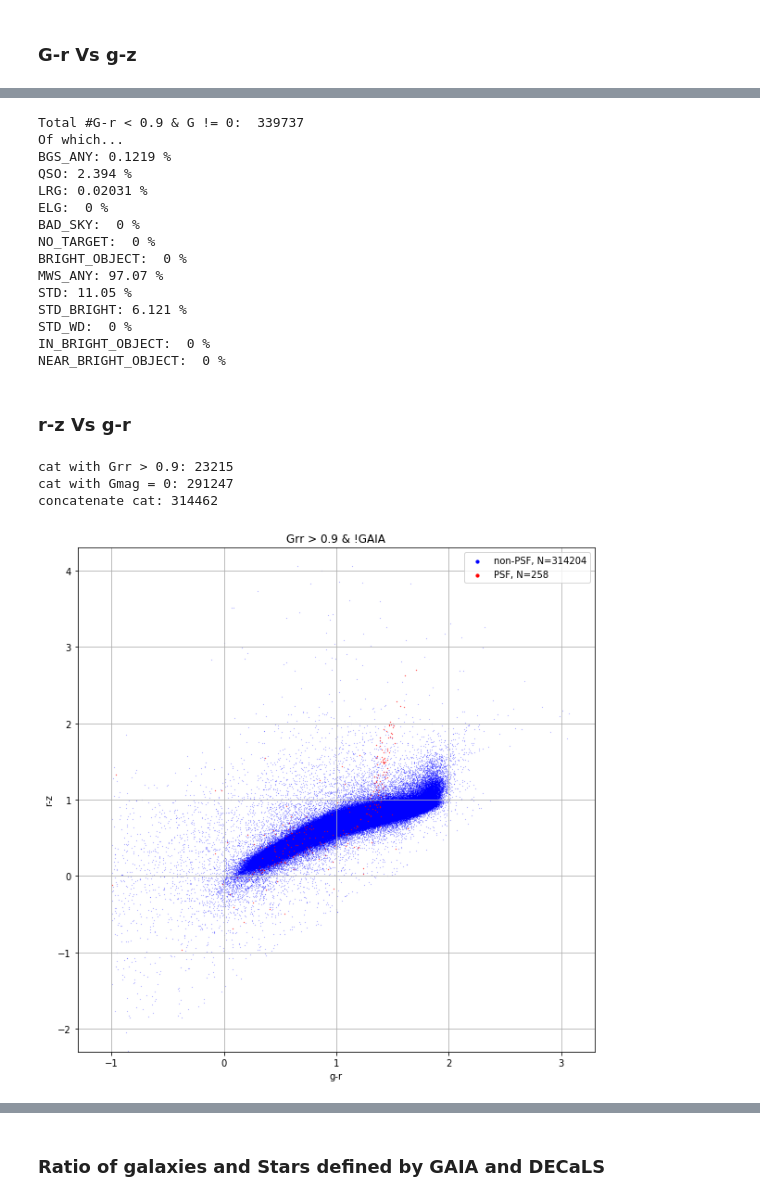
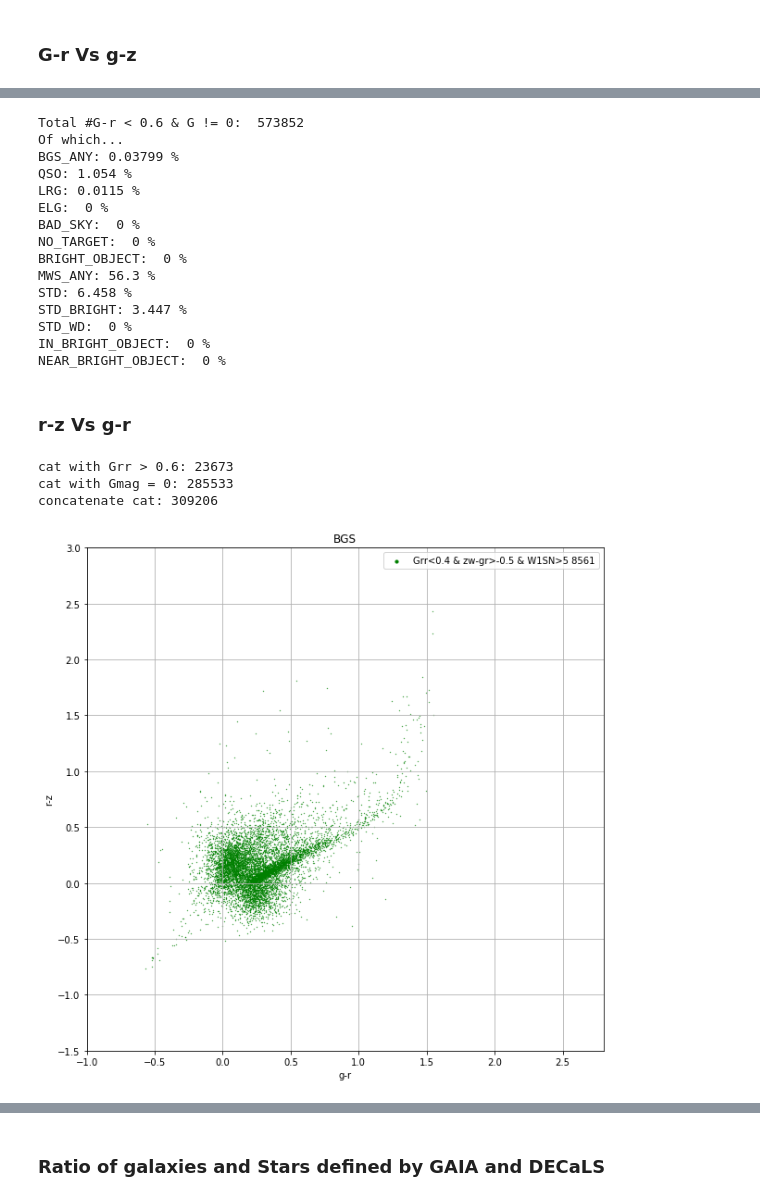
Before and after one commit to qmxp55/DESI-match, a Jupyter notebook: star_galaxy_separation.ipynb, the cells around one changed output, grey strips where cells are left out. Cells and saved outputs as stored; diff of their text form; code cells hidden in the pictures.

```diff
--- a/star_galaxy_separation.ipynb
+++ b/star_galaxy_separation.ipynb
@@ -29,14 +222,17 @@ def cut(ramin, ramax, decmin, decmax, catalog):
 # %%
 def get_mag_decals(df):
 
-    df = df[(df['FLUX_R'] > 0) & (df['FLUX_G'] > 0) & (df['FLUX_Z'] > 0) & (df['FLUX_W1'] > 0)]
+    #df = df[(df['FLUX_R'] > 0) & (df['FLUX_G'] > 0) & (df['FLUX_Z'] > 0) & (df['FLUX_W1'] > 0)]
     rmag =  flux_to_mag(df['FLUX_R']/df['MW_TRANSMISSION_R'])
     gmag = flux_to_mag(df['FLUX_G']/df['MW_TRANSMISSION_G'])
     zmag = flux_to_mag(df['FLUX_Z']/df['MW_TRANSMISSION_Z'])
     w1mag = flux_to_mag(df['FLUX_W1']/df['MW_TRANSMISSION_W1'])
     Gmag = df['GAIA_PHOT_G_MEAN_MAG']
+    rr = flux_to_mag(df['FLUX_R'])
+    if len(df) != len(rmag):
+        print('ERROR! lenghts do not match')
 
-    return gmag, rmag, zmag, w1mag, Gmag
+    return gmag, rmag, zmag, w1mag, Gmag, rr
 # %%
 def target_con(df, NAME):
 
@@ -104,0 +478,6 @@ Lenght DR7 sample after cuts 654199
+# %%
+sweep_dir = os.path.join('/global/project/projectdirs/cosmo/data/legacysurvey/','dr7', 'sweep', '7.1')
+catS = cut_sweeps(200, 230, -2,5, sweep_dir)
+columns0 = ['RA', 'DEC', 'DESI_TARGET', 'BGS_TARGET']
+catT = fitsio.read('targets-dr7.1-0.23.0.fits', columns=columns0, ext=1)
+catT = cut(200, 230, -2,5, catT)
@@ -177,20 +819,20 @@ STD_WD:  0 %
 IN_BRIGHT_OBJECT:  0 %
 NEAR_BRIGHT_OBJECT:  0 %
 # %%
-target_con(cat[(Grr < 0.9) & (Gmag != 0)], 'G-r < 0.9 & G != 0')
+target_con(cat[(Grr < 0.6) & (Gmag != 0)], 'G-r < 0.6 & G != 0')
 # %% [output]
-Total #G-r < 0.9 & G != 0:  339737
+Total #G-r < 0.6 & G != 0:  573852
 Of which...
-BGS_ANY: 0.1219 %
-QSO: 2.394 %
-LRG: 0.02031 %
+BGS_ANY: 0.03799 %
+QSO: 1.054 %
+LRG: 0.0115 %
 ELG:  0 %
 BAD_SKY:  0 %
 NO_TARGET:  0 %
 BRIGHT_OBJECT:  0 %
-MWS_ANY: 97.07 %
-STD: 11.05 %
-STD_BRIGHT: 6.121 %
+MWS_ANY: 56.3 %
+STD: 6.458 %
+STD_BRIGHT: 3.447 %
 STD_WD:  0 %
 IN_BRIGHT_OBJECT:  0 %
 NEAR_BRIGHT_OBJECT:  0 %
@@ -198,38 +840,51 @@ NEAR_BRIGHT_OBJECT:  0 %
 ### r-z Vs g-r
 # %%
 #r-z vs g-r
-Grr = Gmag - rmag
-cat_bgs = np.concatenate((cat[Grr > 0.9], cat[Gmag == 0]))
-print('cat with Grr > 0.9:',len(cat[Grr > 0.9]))
+
+cat_bgs = np.concatenate((cat[Grr > 0.6], cat[Gmag == 0]))
+print('cat with Grr > 0.6:',len(cat[Grr > 0.6]))
 print('cat with Gmag = 0:',len(cat[Gmag == 0]))
 print('concatenate cat:', len(cat_bgs))
 
-g, r, z, w1, G = get_mag_decals(cat_bgs)
+g, r, z, w1, G, rr = get_mag_decals(cat_bgs)
+
+Gstar = G[cat_bgs['TYPE'] == b'PSF ']
+Ggalaxy = G[cat_bgs['TYPE'] != b'PSF ']
 
 gr_star = g[cat_bgs['TYPE'] == b'PSF '] - r[cat_bgs['TYPE'] == b'PSF ']
 rz_star = r[cat_bgs['TYPE'] == b'PSF '] - z[cat_bgs['TYPE'] == b'PSF ']
 gr_galaxy = g[cat_bgs['TYPE'] != b'PSF '] - r[cat_bgs['TYPE'] != b'PSF ']
 rz_galaxy = r[cat_bgs['TYPE'] != b'PSF '] - z[cat_bgs['TYPE'] != b'PSF ']
 
+#del g1, r1, z1, w11, G1, g, r, z, w1, G, GAIA_STAR
+mask_star = np.logical_and(Grr < 0.4, Grr > -1)
+GAIA_STAR = cat[mask_star]
+g, r, z, w1, G, rr = get_mag_decals(GAIA_STAR)
+GAIA_STARup =GAIA_STAR[(z - w1 - (g - r) > -0.5) & (GAIA_STAR['FLUX_W1']*np.sqrt(GAIA_STAR['FLUX_IVAR_W1']) > 5)]
+g1, r1, z1, w11, G1, rr1 = get_mag_decals(GAIA_STARup)
+
 plt.figure(figsize=(10, 10))
 
-plt.scatter(gr_galaxy, rz_galaxy, s=0.01, color='blue', label = r'non-PSF, N=%g' %(len(gr_galaxy)))
-plt.scatter(gr_star, rz_star, s=0.08, color='red', label = r'PSF, N=%g' %(len(gr_star)))
+#plt.scatter(gr_galaxy, rz_galaxy, s=0.01, color='green', label = r'Grr>0.6 & non-PSF, N=%g' %(len(gr_galaxy)))
+plt.scatter(g1 - r1, r1 - z1, s=0.1, color='green', label = r'Grr<0.4 & zw-gr>-0.5 & W1SN>5 %#i' %(len(g1)))
+#plt.scatter(gr_star[Gstar != 0], rz_star[Gstar != 0], s=0.8, color='red', label = r'Grr>0.6 & PSF & G != 0, N=%g' %(len(gr_star[Gstar != 0])))
+#plt.scatter(gr_star[Gstar == 0], rz_star[Gstar == 0], s=0.8, color='blue', label = r'Grr>0.6 & PSF & G==0, N=%g' %(len(gr_star[Gstar == 0])))
 
 #plt.scatter(gmag[Gmag == 0] - rmag[Gmag == 0], rmag[Gmag == 0] - zmag[Gmag == 0], s=0.1, color='red')
 #plt.scatter(gmag[Grr > 0.9] - rmag[Grr > 0.9], rmag[Grr > 0.9] - zmag[Grr > 0.9], s=0.1, color='black')
 plt.xlabel(r'g-r')
 plt.ylabel(r'r-z')
-plt.title(r'Grr > 0.9 & !GAIA')
-plt.xlim(-1.3, 3.3)
-plt.ylim(-2.3, 4.3)
+#plt.title(r'Grr > 0.6 & !GAIA')
+plt.title(r'BGS')
+plt.xlim(-1, 2.8)
+plt.ylim(-1.5, 3)
 plt.grid()
 lgnd = plt.legend()
 for handle in lgnd.legendHandles:
     handle.set_sizes([10.0])
 plt.show()
 # %% [output]
-cat with Grr > 0.9: 23215
-cat with Gmag = 0: 291247
-concatenate cat: 314462
+cat with Grr > 0.6: 23673
+cat with Gmag = 0: 285533
+concatenate cat: 309206
-[figure, old version]
+[figure, new version]
```
Also changed, not shown: parts of 67 cells of this notebook, 4 other files.
